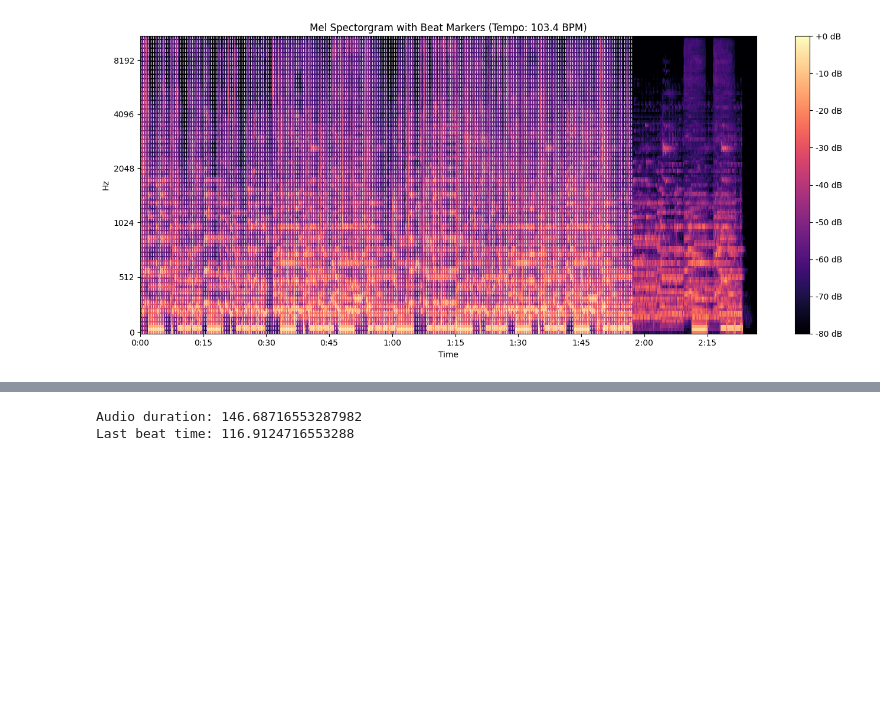
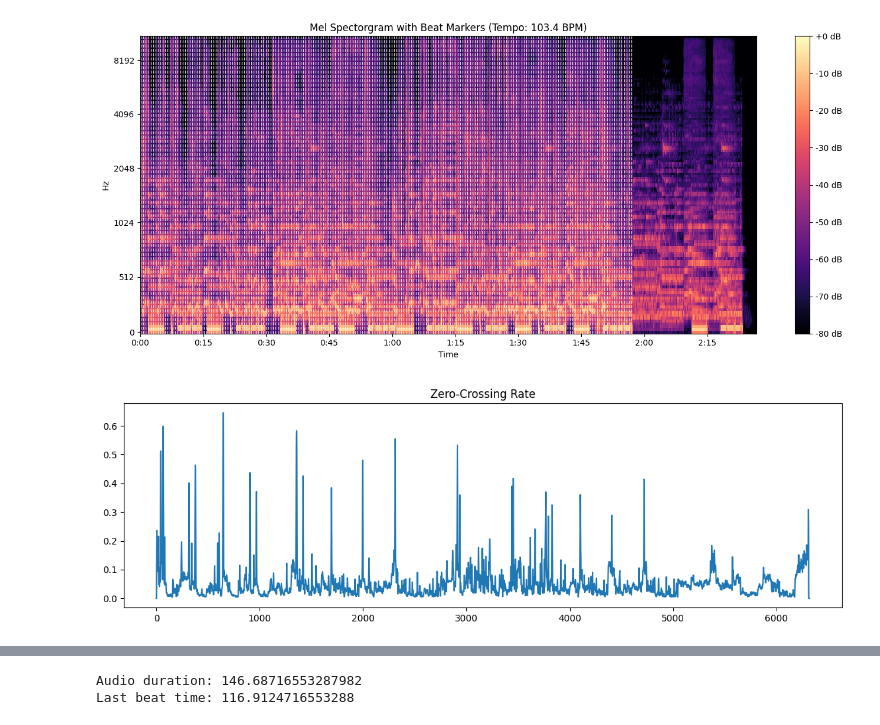
Before and after one commit to pubdomacc/mir-analysis-riize-fame, a Jupyter notebook: notebooks/MIR-notebook.ipynb, the cells around one changed output, grey strips where cells are left out. Cells and saved outputs as stored; diff of their text form; code cells hidden in the pictures; blank space fills up the shorter version.

```diff
--- a/notebooks/MIR-notebook.ipynb
+++ b/notebooks/MIR-notebook.ipynb
@@ -137,3 +137,13 @@ plt.tight_layout()
 plt.show()
 # %% [output]
 [figure]
+# %%
+#zero crossing Rate (ZCR)
+
+zcr = librosa.feature.zero_crossing_rate(y,frame_length=2048, hop_length=512)[0]
+plt.figure(figsize=(14,4))
+plt.plot(zcr)
+plt.title("Zero-Crossing Rate")
+plt.show()
+# %% [output]
+[figure, added]
```
Also changed, not shown: parts of 4 cells of this notebook, 2 other files.
